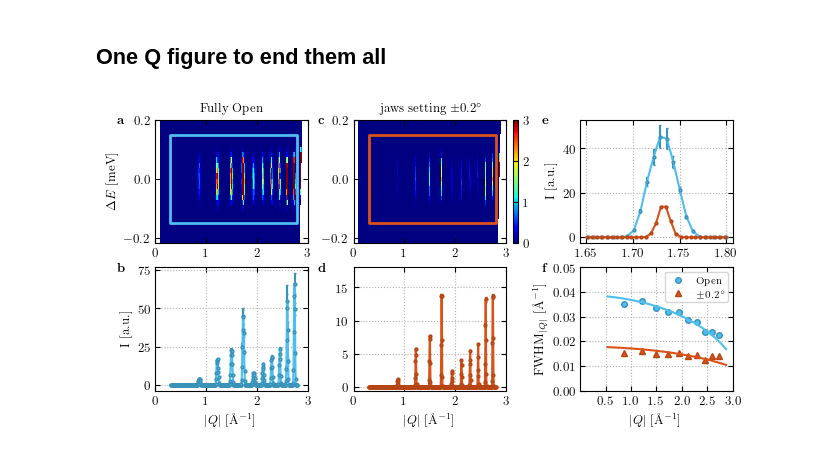
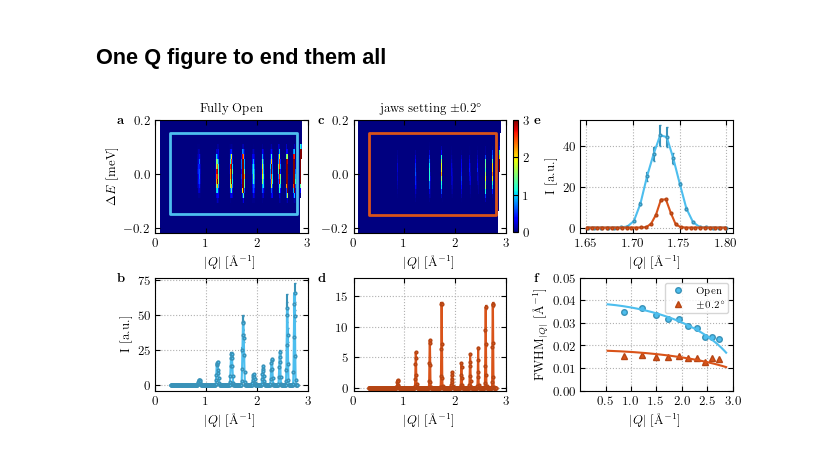
Before and after one commit to KristineKrighaar/BIFROST_Virtual_Experiments, a Jupyter notebook: NACALF/NACALF_reduction/Powder_DataTreatment.ipynb, the cells around one changed output. Drawn from its saved outputs; the diff is of its cells as text; code cells hidden in the pictures.

Commit message:
updating the PSC settings plot for reviewers.

```diff
--- a/NACALF/NACALF_reduction/Powder_DataTreatment.ipynb
+++ b/NACALF/NACALF_reduction/Powder_DataTreatment.ipynb
@@ -510,7 +510,7 @@ def set_size_cm(width_cm, height_cm):
 
 fig = plt.figure(figsize=set_size_cm(18, 9-0.07))
 gs = gridspec.GridSpec(2, 3, figure=fig, width_ratios=[1, 1, 1])
-plt.subplots_adjust(wspace=0.3, hspace=0.2)
+plt.subplots_adjust(wspace=0.3, hspace=0.4)
 
 
 # First two columns, top row
@@ -531,6 +531,7 @@ im = ax1.pcolormesh(p_picture.coords['Q'].values, p_picture.coords['deltaE'].val
 ax1.set_ylabel('$\Delta E$ [meV]')
 ax1.fill_between([Q_min_sum.value, Q_max_sum.value], E_min_sum.value, E_max_sum.value, color='none', edgecolor='#4dbeee', lw=2)
 ax1.set_xticks([0,1,2,3])
+ax1.set_xlabel('$|Q|$ [Å$^{-1}$]')
 ax1.text(
     -0.25, 0.95, r'$\mathbf{a}$',
     transform=ax1.transAxes,
@@ -543,14 +544,14 @@ ax2.set_title("jaws setting $\pm 0.2^{\circ}$")
 im = ax2.pcolormesh(p_0p2.coords['Q'].values, p_0p2.coords['deltaE'].values, p_0p2.values, cmap='jet', vmin=0, vmax=3)
 ax2.fill_between([Q_min_sum.value, Q_max_sum.value], E_min_sum.value, E_max_sum.value, color='none', edgecolor='#d95319', lw=2)
 ax2.set_xticks([0,1,2,3])
+ax2.set_xlabel('$|Q|$ [Å$^{-1}$]')
 ax2.text(
     -0.23, 0.95, r'$\mathbf{c}$',
     transform=ax2.transAxes,
     ha='left', va='bottom', fontweight='bold',
     clip_on=False
 )
-
-cax = fig.add_axes([0.63, 0.53, 0.007, 0.35])  # [x0, y0, width, height]
+cax = fig.add_axes([0.63, 0.56, 0.007, 0.32])  # [x0, y0, width, height]
 cbar = fig.colorbar(im, cax=cax)
 #cbar.ax.set_ylabel("Intensity [a.u.]", rotation=0, labelpad=20)
 
@@ -596,12 +597,12 @@ mask3 = (q_range > 1.65) & (q_range < 1.8)
 pos = ax5.get_position()
 ax5.set_position([pos.x0 + 0.04, pos.y0, pos.width, pos.height])
 ax5.errorbar(Q[mask], p7.values[mask], p7.variances[mask], fmt='.-', label=r'Open', color='#4dbeee', ecolor='#3992b8', mew=1, markeredgecolor='#3992b8', capsize=1)
-
+ax5.set_xlabel('$|Q|$ [Å$^{-1}$]')
 
 ax5.errorbar(Q_0p2[mask2], psum_0p2.values[mask2], psum_0p2.variances[mask2], fmt='.-', label=r'$\pm 0.2$', color='#d95319', ecolor='#b54514', mew=1, markeredgecolor='#b54514', capsize=1)
 ax5.grid(linestyle='dotted')
 ax5.text(
-    -0.25, 0.95, r'$\mathbf{e}$',
+    -0.3, 0.95, r'$\mathbf{e}$',
     transform=ax5.transAxes,
     ha='left', va='bottom', fontweight='bold',
     clip_on=False
@@ -610,35 +611,35 @@ ax5.set_ylabel('I [a.u.]')
 
 
 Q_range = np.linspace(0.3,2.9,1000)
 pos = ax6.get_position()
 ax6.set_position([pos.x0 + 0.04, pos.y0, pos.width, pos.height])
 ax6.plot(open_mu,open_FWHM,'o', label='Open', color='#4dbeee', mew=1, markeredgecolor='#3992b8')
 ax6.plot(Q_len, ana_FWHM_open,'-' ,color='#4dbeee')
 #ax6.plot(Q_range, lin(Q_range, *fit_open.values),'--' ,color='#4dbeee')
 
 
 ax6.plot(mu_0p2,FWHM_0p2,'^', label='$\pm 0.2^{\circ}$', color='#d95319', mew=1, markeredgecolor='#b54514')
 ax6.plot(Q_len, ana_FWHM_0p2, '-', color='#d95319')
 #ax6.plot(Q_range, lin(Q_range, *fit_0p2.values), '--', color='#d95319')
 
 ax6.set_xlabel('$|Q|$ [Å$^{-1}$]')
 ax6.set_ylabel('FWHM$_{|Q|}$ [Å$^{-1}$]')
 ax6.set_xlim(0,3)
 ax6.set_ylim(0.0,0.05)
 ax6.set_xticks([0.5,1,1.5,2,2.5,3])
 ax6.set_yticks([0.0, 0.01,0.02,0.03,0.04,0.05])
 ax6.text(
-    -0.25, 0.95, r'$\mathbf{f}$',
+    -0.3, 0.95, r'$\mathbf{f}$',
     transform=ax6.transAxes,
     ha='left', va='bottom', fontweight='bold',
     clip_on=False
 )
 ax6.legend(fontsize=7)
 ax6.grid(linestyle='dotted')
 
 plt.savefig('../../Figures/PNG/NACALF_Q_experiment.png', format='png',dpi=300, bbox_inches='tight')
 # %% [output]
-[figure, old version]
+[figure, new version]
 # %%
 
 from scipy.interpolate import interp1d
```
Also changed, not shown: parts of 3 cells of this notebook, 3 other files.
